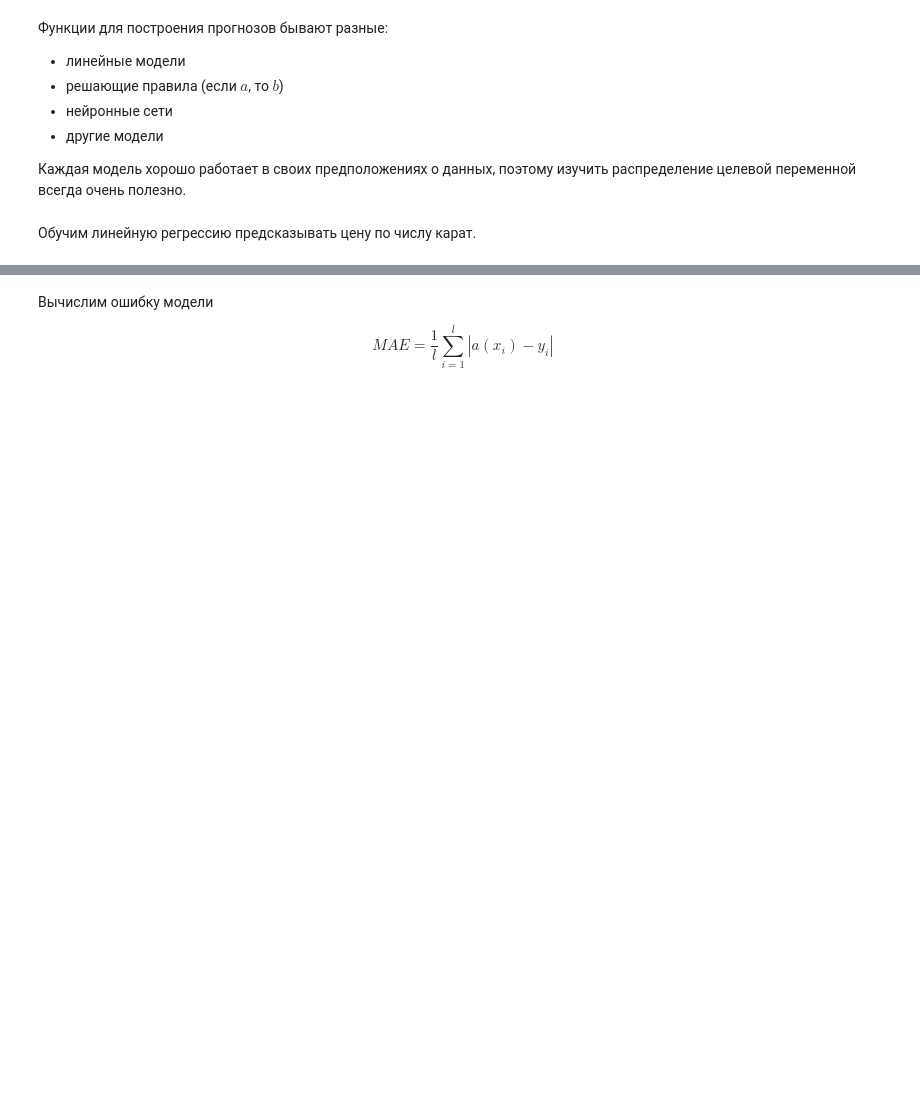
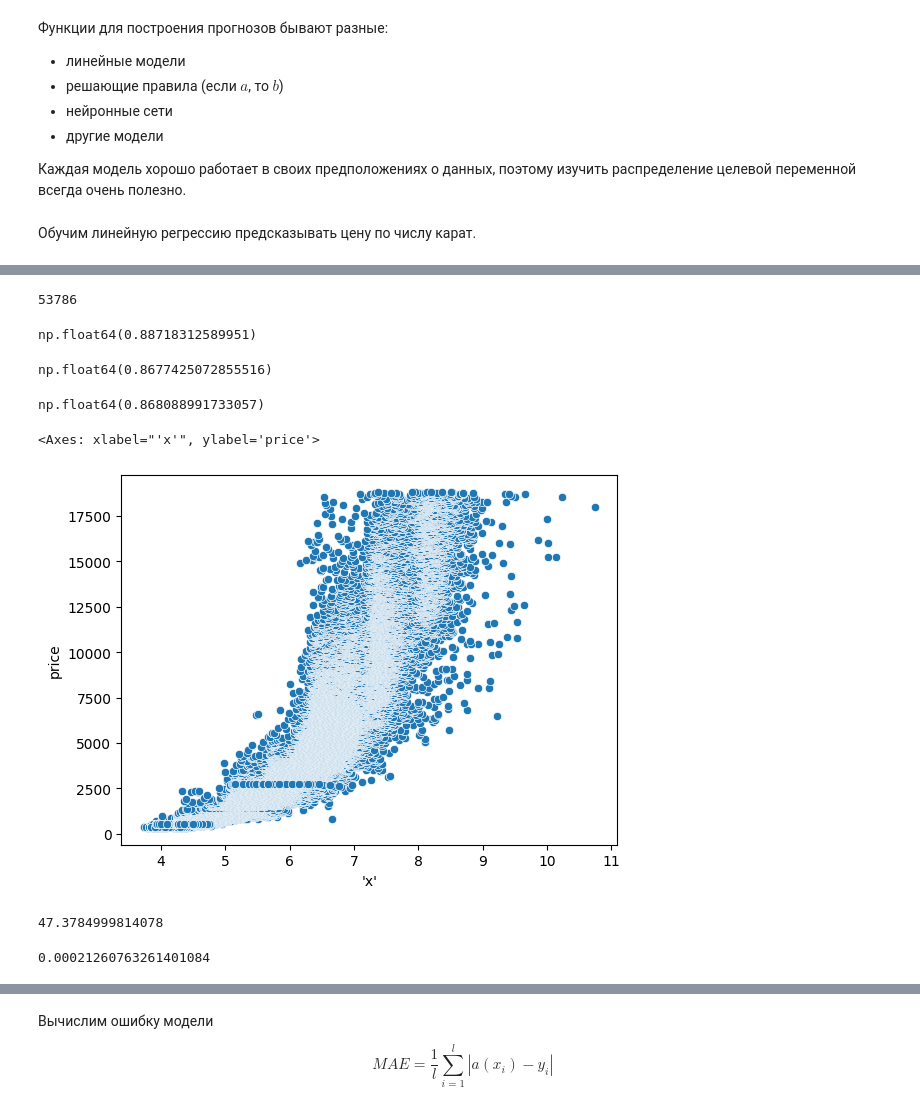
Before and after one commit to GigaZiv/ml_stepic, a Jupyter notebook: pynb/ML_intro.ipynb, the cells around one changed output, grey strips where cells are left out. Saved outputs shown, nothing was run; the diff lists cells and outputs as text; code cells hidden in the pictures; blank space fills up the shorter version.

```diff
--- a/pynb/ML_intro.ipynb
+++ b/pynb/ML_intro.ipynb
@@ -22,9 +22,11 @@ import pandas as pd
 import matplotlib.pyplot as plt
 import seaborn as sns
 # %%
-DIAMONDS_DATASET = "https://raw.githubusercontent.com/aiedu-courses/stepik_eda_and_dev_tools/main/datasets/diamonds_clean.csv"
+DIAMONDS_DATASET = "https://raw.githubusercontent.com/aiedu-courses/stepik_eda_and_dev_tools/main/datasets/diamonds_good.csv"
 # %%
 df = pd.read_csv(DIAMONDS_DATASET)
+# %%
+df.drop_duplicates(inplace=True)
 # %% [markdown]
 ## Описание данных
 # %% [markdown]
@@ -105,0 +123,34 @@ pred = lr.predict(X)
+# %%
+df.drop(df[(df["'x'"]==0) | (df["'y'"]==0) | (df["'z'"]==0)].index, inplace=True)
+# %%
+len(df)
+# %% [output]
+53786
+# %%
+df["price"].corr(df["'x'"])
+# %% [output]
+np.float64(0.88718312589951)
+# %%
+df["price"].corr(df["'y'"])
+# %% [output]
+np.float64(0.8677425072855516)
+# %%
+df["price"].corr(df["'z'"])
+# %% [output]
+np.float64(0.868088991733057)
+# %%
+sns.scatterplot(x=df["'x'"], y=df["price"])
+# %% [output]
+<Axes: xlabel="'x'", ylabel='price'>
+[figure, added]
+# %%
+(df[(df["'x'"] > df["'x'"].mean()) & (df["'y'"] > df["'y'"].mean())].shape[0])/len(df)*100
+# %% [output]
+47.3784999814078
+# %%
+#df = df.drop(df[(df["'x'"]==0) | (df["'y'"]==0) | (df["'z'"]==0)].index, inplace=False)
+
+(df[(df["carat"]>=1) & (df["'z'"] < df["'z'"].median())].shape[0])/(df[df['carat']>=1].shape[0])
+#len(df[(df['carat']>=1)&(df["'z'"]<df["'z'"].median())])/len(df[df['carat']>=1])
+# %% [output]
+0.00021260763261401084
```
Also changed, not shown: parts of 35 cells of this notebook, 2 other files.
